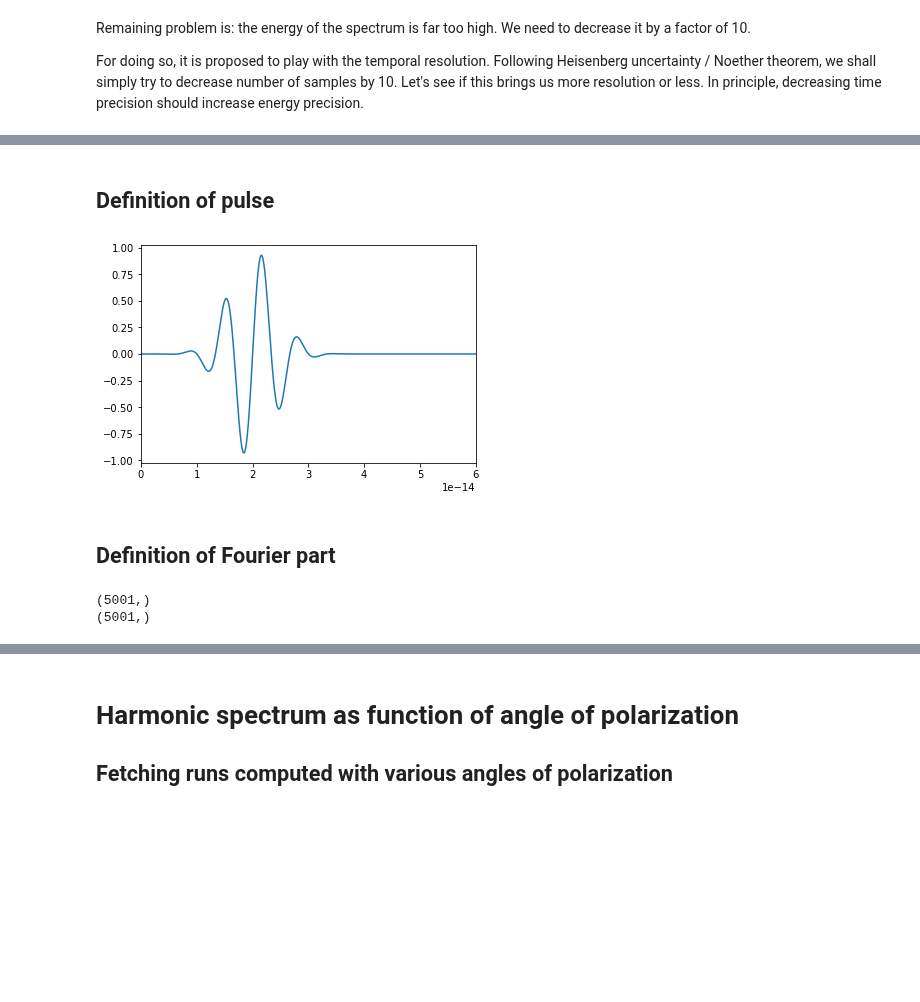
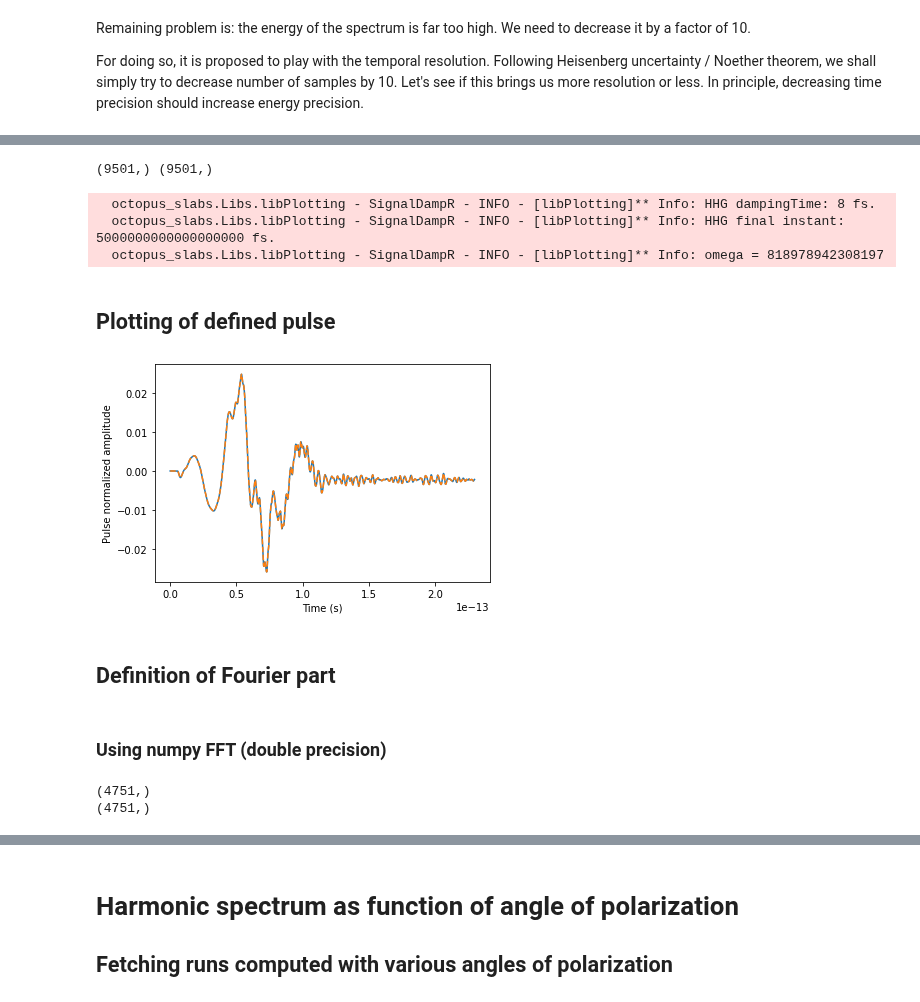
Before and after one commit to tjyderrien/octopus-quantumlap, a Jupyter notebook: Maths/Tibo-biatrisrv/Harmonic spectrum as function of CEP.ipynb, the cells around one changed output, grey strips where cells are left out. Drawn from its saved outputs; the diff is of its cells as text; code cells hidden in the pictures; blank space fills up the shorter version.

```diff
--- a/Maths/Tibo-biatrisrv/Harmonic spectrum as function of CEP.ipynb
+++ b/Maths/Tibo-biatrisrv/Harmonic spectrum as function of CEP.ipynb
@@ -164,17 +174,47 @@ Timestep: 2e-17 s
+# %%
+# current=np.loadtxt("/home/thibault.derrien/Documents/octopus.data/03-Bulk3D/Si-1x1x1-k-40x40x1-Angle0-Mesh0.4346370088553005-Mesh0.4346370088553005-T0e0/lambda2656e-9-tau13.945e-15-field3E9-CEP0.0-theta0-SinSquared-SinPower2-2/lambda400e-9-tau30e-15-field0E0-CEP0.0-delay0e-15-SinSquared/td.general/total_current")
+# current=np.loadtxt("/home/thibault.derrien/Documents/octopus.data/03-Bulk3D/Si-1x1x1-k-40x40x1-Angle0-Mesh0.4346370088553005-Mesh0.4346370088553005-T0e0/lambda2656e-9-tau13.945e-15-field3E9-CEP0.0-theta0-SinSquared-SinPower2-2/lambda400e-9-tau30e-15-field0E0-CEP0.0-delay0e-15-SinSquared/td.general/total_current")
+current=np.loadtxt("/home/thibault.derrien/Documents/octopus.data/03-Bulk3D/Si-1x1x1-k-40x40x1-Angle0.25-Mesh0.4346370088553005-Mesh0.4346370088553005-T0e0/lambda2656e-9-tau13.945e-15-field3E9-CEP0.0-theta0.25-SinSquared-SinPower2-2/lambda400e-9-tau30e-15-field0E0-CEP0.0-delay0e-15-SinSquared/td.general/total_current")
+# %%
+from octopus_slabs.Libs.libAtomicUnits import Time_AU_to_SI
+t=Time_AU_to_SI(1.)*current[:,0]
+y=current[:,2];
+TimeStep=np.diff(t)[0]
+Elongation=2
+t_pad=np.arange(0, (Elongation+1)*(np.max(t)+TimeStep), TimeStep)
+y_pad=np.pad(y, (0,Elongation*(len(t))), "mean")
+# Let's extend t and y.
+# %%
+print(np.shape(t_pad), np.shape(y_pad))
+# %% [output]
+(9501,) (9501,)
+# %%
+from octopus_slabs.Libs.libPlotting import SignalDampR
+y_damped=SignalDampR(t_pad, y_pad, 2300e-9, 5000)
+# %% [output]
+  octopus_slabs.Libs.libPlotting - SignalDampR - INFO - [libPlotting]** Info: HHG dampingTime: 8 fs.
+  octopus_slabs.Libs.libPlotting - SignalDampR - INFO - [libPlotting]** Info: HHG final instant: 5000000000000000000 fs.
+  octopus_slabs.Libs.libPlotting - SignalDampR - INFO - [libPlotting]** Info: omega = 818978942308197
 # %% [markdown]
-## Definition of pulse
+## Plotting of defined pulse
 # %%
 plt.figure()
-plt.plot(t,y)
-plt.xlim([0,6*tau])
+plt.plot(t,y, "-")
+# plt.plot(t_pad,y_pad, "-")
+plt.plot(t_pad,y_damped, "--")
+# plt.xlim([0,tmax])
+plt.xlabel("Time (s)")
+plt.ylabel("Pulse normalized amplitude")
 plt.show()
 # %% [output]
-[figure, old version]
+[figure, new version]
 # %% [markdown]
 ## Definition of Fourier part
+# %% [markdown]
+### Using numpy FFT (double precision)
 # %%
-yf = fft.rfft(y)
-xf = 2.*np.pi*fft.rfftfreq(len(t), d=TimeStep)
+yf = fft.rfft(y_damped)
+xf = 2.*np.pi*fft.rfftfreq(len(t_pad), d=TimeStep)
 # xf = fft.fftshift(xf) #no effect in real space
 photon_energy = hbar*xf/e #converting in eV
 
@@ -184,5 +224,5 @@ yplot = yf
 print(np.shape(photon_energy))
 print(np.shape(yplot))
 # %% [output]
-(5001,)
-(5001,)
+(4751,)
+(4751,)
```
Also changed, not shown: parts of 44 cells of this notebook, 8 other files.
